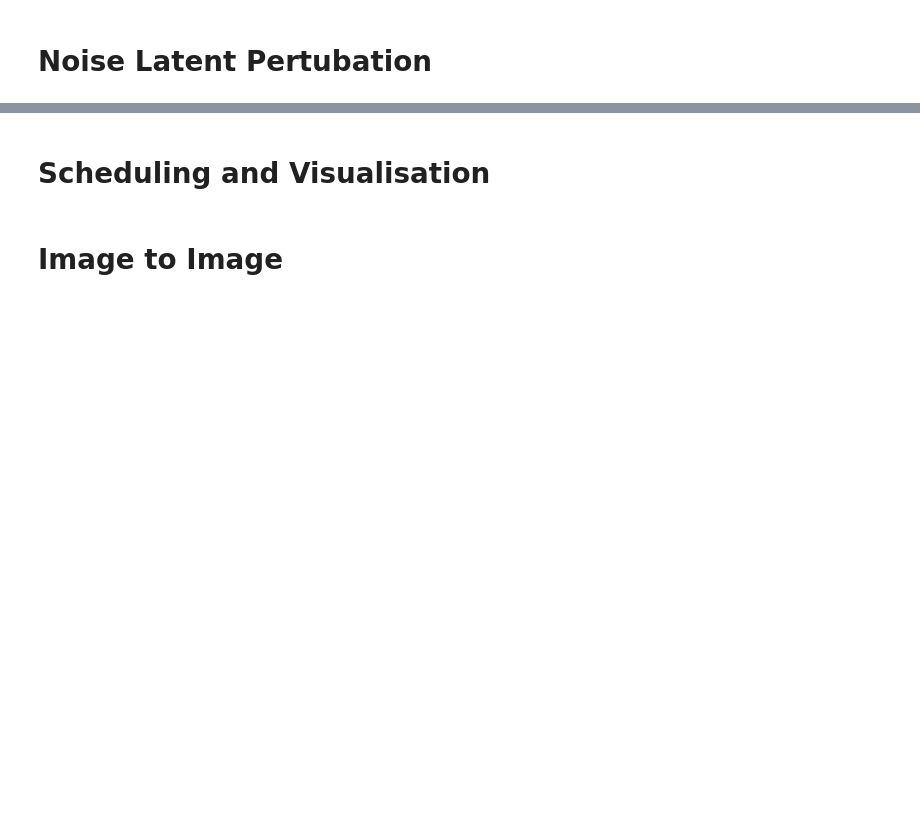
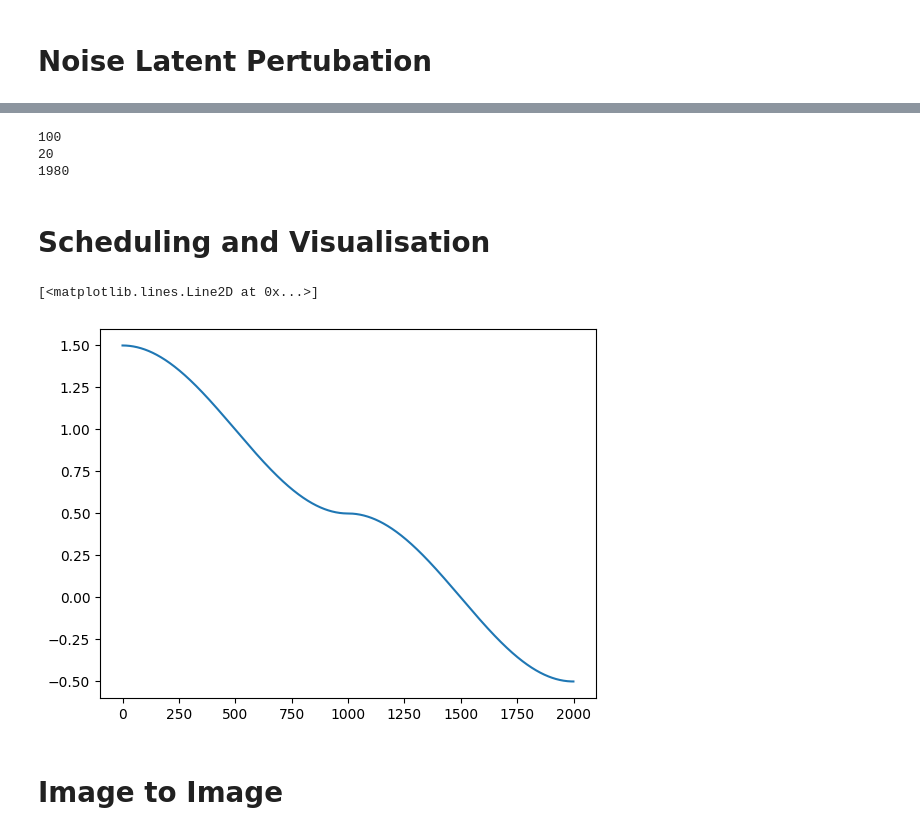
Before and after one commit to jerome3o/stable-diffusion, a Jupyter notebook: scratch.ipynb, the cells around one changed output, grey strips where cells are left out. Saved outputs shown, nothing was run; the diff lists cells and outputs as text; code cells hidden in the pictures; blank space fills up the shorter version.

Commit message:
Added various seed and prompt interpolation methods

```diff
--- a/scratch.ipynb
+++ b/scratch.ipynb
@@ -451,13 +463,12 @@ data.
 # %% [markdown]
 # Noise Latent Pertubation
 # %%
-## TODO fix this!
-# current_output_dir = get_output_dir(Path(output_dir) / "interp_latent")
-current_output_dir = Path(output_dir) / "interp_latent" / "12"
+current_output_dir = get_output_dir(Path(output_dir) / "interp_latent")
+# current_output_dir = Path(output_dir) / "interp_latent" / "1"
 
 
 prompt = [
-    "alien city"
+    "A litter of shih tzu puppies"
 ]
 height = 512
 width = 768
@@ -465,6 +476,7 @@ num_inference_steps = 50
 guidance_scale = 7.5
 generator = torch.manual_seed(42)
 batch_size = 1
+
 
 n_points_interp = 180
 
@@ -478,7 +490,7 @@ latents_list = [
         ),
         generator=torch.manual_seed(i),
     )
-    for i in [1, 57, 139]
+    for i in [42, 2, 3, 4]
 ]
 latents_list += [latents_list[0]]
 
@@ -494,8 +506,7 @@ text_embeddings = torch.cat([uncond_embeddings, text_embeddings_orig])
 
 
 for c, (i, fraction) in tqdm(list(enumerate(steps))):
-    # current_output_dir / f"image_{c:05d}.png"
-    im_file = current_output_dir / f"image_{c}.png"
+    im_file = current_output_dir / f"image_{c:05d}.png"
     if im_file.exists():
         continue
 
@@ -521,0 +724,15 @@ MIOpen(HIP): Warning [SQLiteBase] Missing system database file: gfx1030_30.kdb P
+# %%
+current_output_dir = get_output_dir(Path(output_dir) / "interp_latent_and_embeddings")
+
+steps = generate_sin_wave_embeddings(
+    "A swan swimming in a lake",
+    "A horse grazing in a field of flowers",
+    amplitude=0.1,
+    points_per_seed=100,
+    n_periods=10,
+)
+
+generate_images(
+    steps,
+    current_output_dir,
+)
@@ -522,2 +776,20 @@ MIOpen(HIP): Warning [SQLiteBase] Missing system database file: gfx1030_30.kdb P
+# %%
+# current_output_dir = get_output_dir(Path(output_dir) / "interp_latent_and_embeddings")
+
+steps = generate_overshoot_steps(
+    "A watercolor painting of a bookshelf",
+    "A pencil schematic of a complex engine",
+    n_points=2000,
+    points_per_seed=100
+)
+
+generate_images(
+    steps,
+    current_output_dir,
+)
+# %% [output]
+100
+20
+1980
 # %% [markdown]
 # Scheduling and Visualisation
@@ -524,3 +798,8 @@ MIOpen(HIP): Warning [SQLiteBase] Missing system database file: gfx1030_30.kdb P
+# %%
+plt.plot([s.prompts[0][1] for s in steps])
+# %% [output]
+[<matplotlib.lines.Line2D at 0x...>]
+[figure, added]
 # %%
 im = Image.open('/content/drive/MyDrive/stablediff/shitake3.png').convert('RGB')
 im = im.resize((512,512))
```
Also changed, not shown: parts of 13 cells of this notebook.
